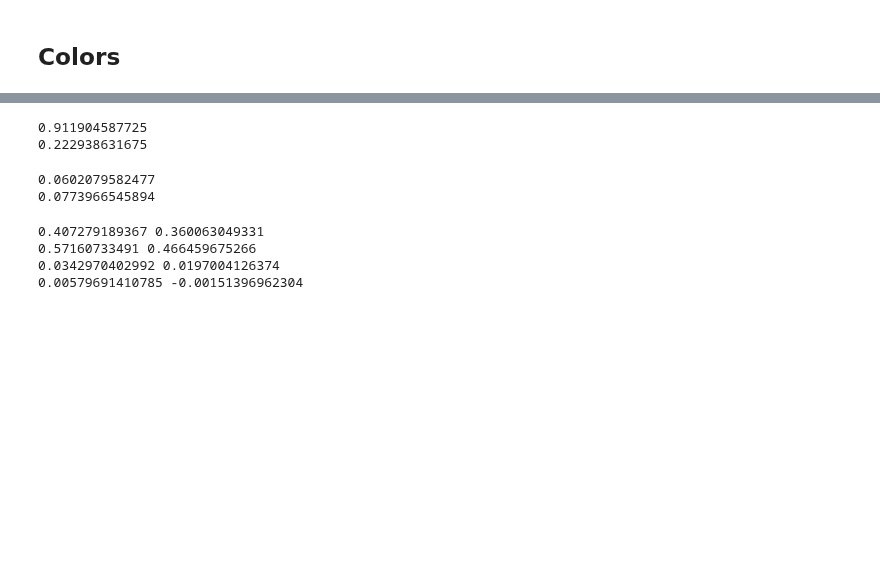
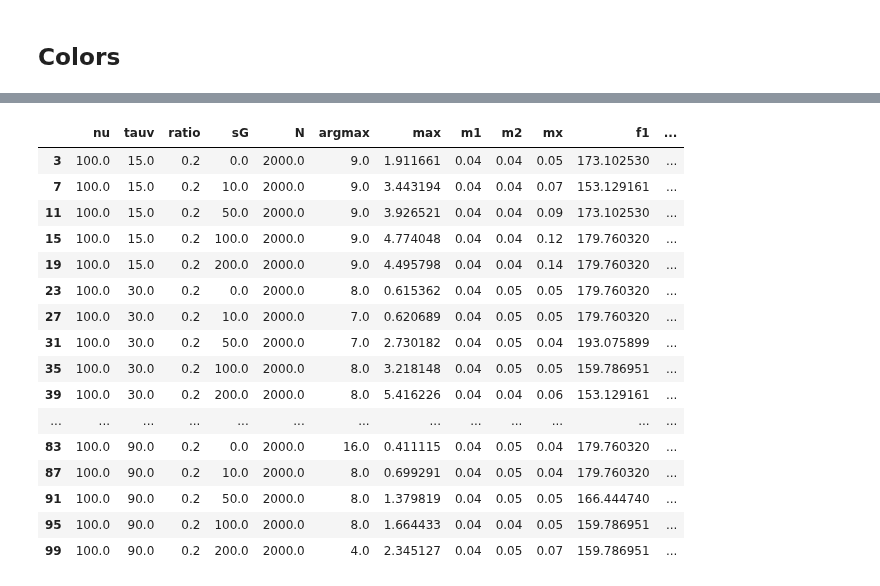
Before and after one commit to gpernelle/cortex, a Jupyter notebook: notebooks/paperSync-figure5.ipynb, the cells around one changed output, grey strips where cells are left out. Drawn from its saved outputs; the diff is of its cells as text; code cells hidden in the pictures; blank space fills up the shorter version.

```diff
--- a/notebooks/paperSync-figure5.ipynb
+++ b/notebooks/paperSync-figure5.ipynb
@@ -260,45 +143,20 @@ print(m2s, m2e)
-# %%
-np.random.seed(2)
-a = np.random.rand(100)
-np.random.seed(5)
-b = np.random.rand(100)
-sigma = 0.01
-normalized=True
-print(mutual_info.mutual_information_2d(a, b, sigma =sigma, normalized=normalized))
-print(mutual_info.mutual_information_2d(apple, pear, sigma =sigma, normalized=normalized))
-# %% [output]
-0.911904587725
-0.222938631675
-# %%
-np.random.seed(2)
-a = np.random.rand(100)
-np.random.seed(5)
-b = np.random.rand(100)
-print(np.corrcoef(a,b)[0,1])
-print(np.corrcoef(apple, pear)[0,1])
-# %% [output]
-0.0602079582477
-0.0773966545894
-# %%
-s=1000
-c1s = np.corrcoef(apple[s:s+d], gpu.i1[s:s+d])[0,1]
-c1e = np.corrcoef(apple[T-d:T], gpu.i1[T-d:T])[0,1]
-
-c2s = np.corrcoef(apple[s:s+d], gpu.i2[s:s+d])[0,1]
-c2e = np.corrcoef(apple[T-d:T], gpu.i2[T-d:T])[0,1]
-print(c1s, c1e)
-print(c2s, c2e)
-
-s=1000
-c1s = np.corrcoef(apple[s:s+d], gpu.vvmN1[s:s+d])[0,1]
-c1e = np.corrcoef(apple[T-d:T], gpu.vvmN1[T-d:T])[0,1]
-
-c2s = np.corrcoef(apple[s:s+d], gpu.vvmN2[s:s+d])[0,1]
-c2e = np.corrcoef(apple[T-d:T], gpu.vvmN2[T-d:T])[0,1]
-print(c1s, c1e)
-print(c2s, c2e)
-# %% [output]
-0.407279189367 0.360063049331
-0.57160733491 0.466459675266
-0.0342970402992 0.0197004126374
-0.00579691410785 -0.00151396962304
+# %%
+df[(df['nu']==100) ]
+# %% [output]
+|  | nu | tauv | ratio | sG | N | argmax | max | m1 | m2 | mx | f1 | ... |
+| 3 | 100.0 | 15.0 | 0.2 | 0.0 | 2000.0 | 9.0 | 1.911661 | 0.04 | 0.04 | 0.05 | 173.102530 | ... |
+| 7 | 100.0 | 15.0 | 0.2 | 10.0 | 2000.0 | 9.0 | 3.443194 | 0.04 | 0.04 | 0.07 | 153.129161 | ... |
+| 11 | 100.0 | 15.0 | 0.2 | 50.0 | 2000.0 | 9.0 | 3.926521 | 0.04 | 0.04 | 0.09 | 173.102530 | ... |
+| 15 | 100.0 | 15.0 | 0.2 | 100.0 | 2000.0 | 9.0 | 4.774048 | 0.04 | 0.04 | 0.12 | 179.760320 | ... |
+| 19 | 100.0 | 15.0 | 0.2 | 200.0 | 2000.0 | 9.0 | 4.495798 | 0.04 | 0.04 | 0.14 | 179.760320 | ... |
+| 23 | 100.0 | 30.0 | 0.2 | 0.0 | 2000.0 | 8.0 | 0.615362 | 0.04 | 0.05 | 0.05 | 179.760320 | ... |
+| 27 | 100.0 | 30.0 | 0.2 | 10.0 | 2000.0 | 7.0 | 0.620689 | 0.04 | 0.05 | 0.05 | 179.760320 | ... |
+| 31 | 100.0 | 30.0 | 0.2 | 50.0 | 2000.0 | 7.0 | 2.730182 | 0.04 | 0.05 | 0.04 | 193.075899 | ... |
+| 35 | 100.0 | 30.0 | 0.2 | 100.0 | 2000.0 | 8.0 | 3.218148 | 0.04 | 0.05 | 0.05 | 159.786951 | ... |
+| 39 | 100.0 | 30.0 | 0.2 | 200.0 | 2000.0 | 8.0 | 5.416226 | 0.04 | 0.04 | 0.06 | 153.129161 | ... |
+| ... | ... | ... | ... | ... | ... | ... | ... | ... | ... | ... | ... | ... |
+| 83 | 100.0 | 90.0 | 0.2 | 0.0 | 2000.0 | 16.0 | 0.411115 | 0.04 | 0.05 | 0.04 | 179.760320 | ... |
+| 87 | 100.0 | 90.0 | 0.2 | 10.0 | 2000.0 | 8.0 | 0.699291 | 0.04 | 0.05 | 0.04 | 179.760320 | ... |
+| 91 | 100.0 | 90.0 | 0.2 | 50.0 | 2000.0 | 8.0 | 1.379819 | 0.04 | 0.05 | 0.05 | 166.444740 | ... |
+| 95 | 100.0 | 90.0 | 0.2 | 100.0 | 2000.0 | 8.0 | 1.664433 | 0.04 | 0.04 | 0.05 | 159.786951 | ... |
+| 99 | 100.0 | 90.0 | 0.2 | 200.0 | 2000.0 | 4.0 | 2.345127 | 0.04 | 0.05 | 0.07 | 159.786951 | ... |
```
Also changed, not shown: parts of 17 cells of this notebook, 6 other files.
